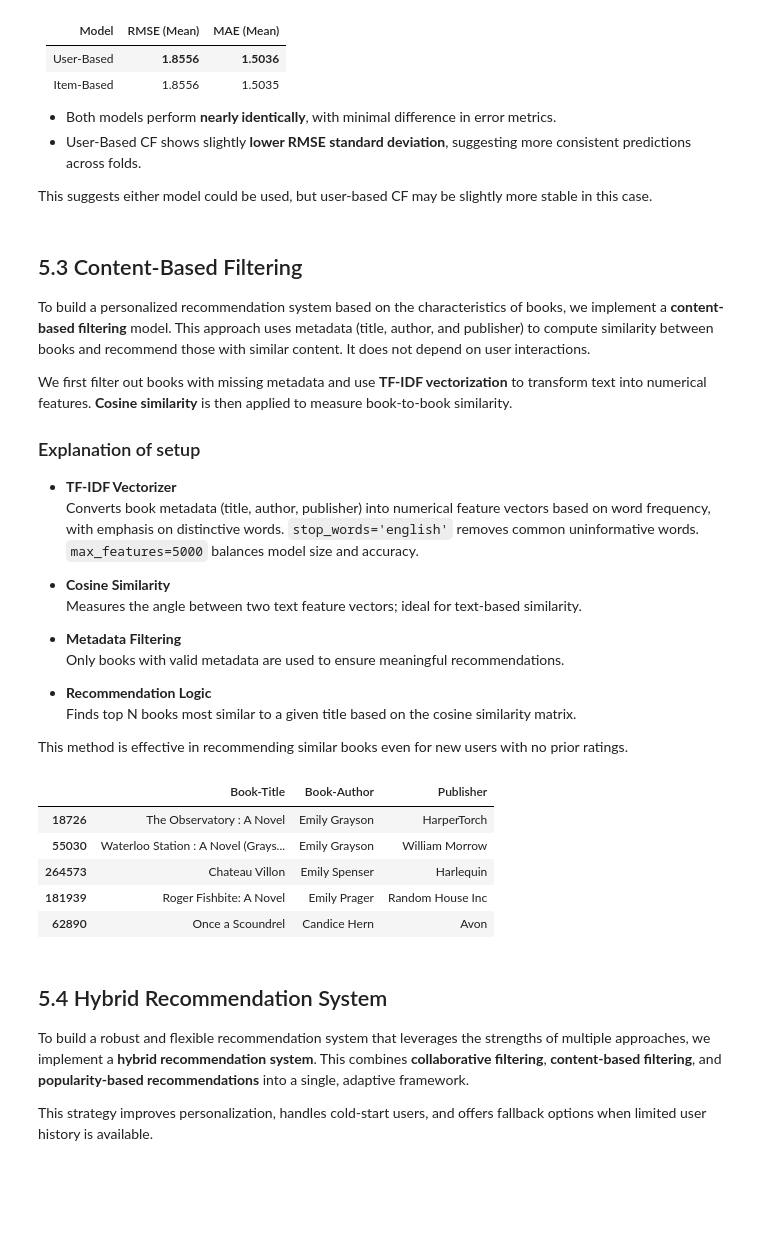
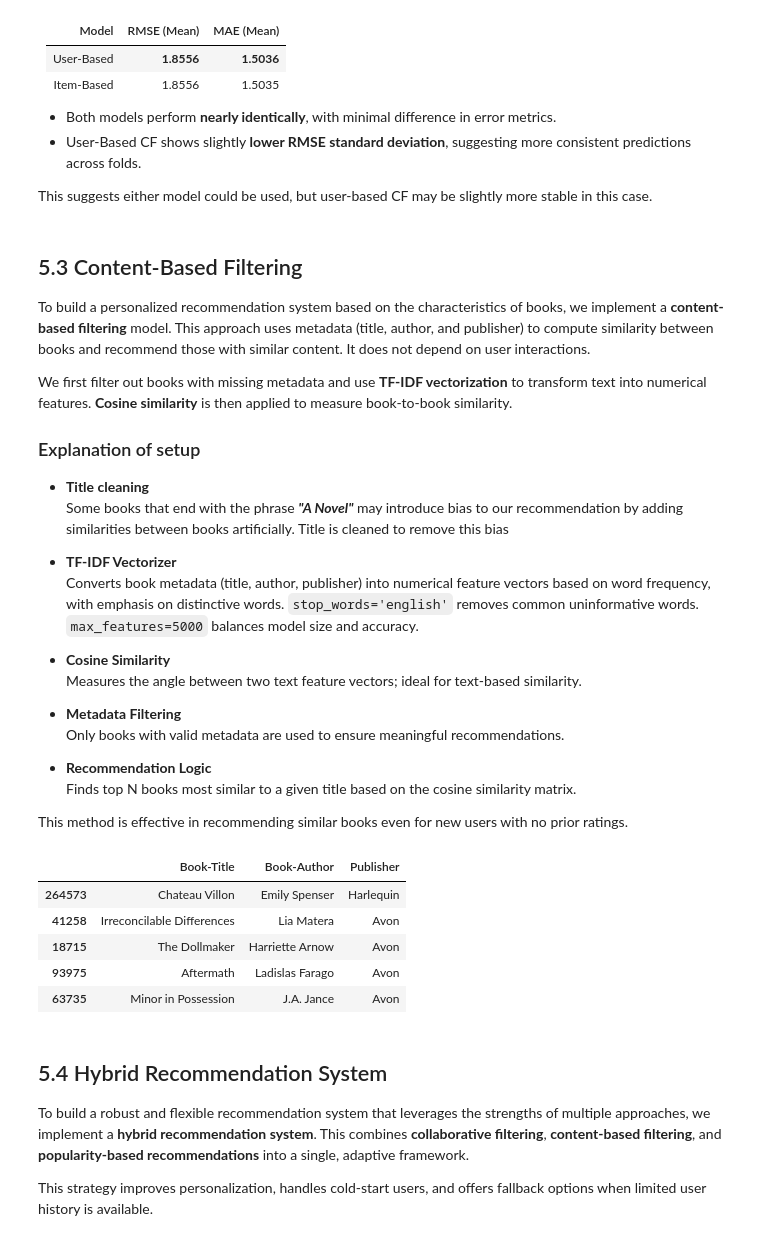
Before and after one commit to ruth-kitasi/Online-Book-Recommender-System, a Jupyter notebook: notebooks/leo.ipynb, the cells around one changed output. Drawn from its saved outputs; the diff is of its cells as text; code cells hidden in the pictures; blank space fills up the shorter version.

Commit message:
Modeling, filter out 'A Novel' phrase from content based filtering

```diff
--- a/notebooks/leo.ipynb
+++ b/notebooks/leo.ipynb
@@ -955,7 +965,8 @@ To build a personalized recommendation system based on the characteristics of bo
 We first filter out books with missing metadata and use **TF-IDF vectorization** to transform text into numerical features. **Cosine similarity** is then applied to measure book-to-book similarity.
 
 ### Explanation of setup
-
+- **Title cleaning**
+  Some books that end with the phrase ***"A Novel"*** may introduce bias to our recommendation by adding similarities between books artificially. Title is cleaned to remove this bias
 - **TF-IDF Vectorizer**
   Converts book metadata (title, author, publisher) into numerical feature vectors based on word frequency, with emphasis on distinctive words. `stop_words='english'` removes common uninformative words. `max_features=5000` balances model size and accuracy.
 
@@ -970,44 +981,55 @@ We first filter out books with missing metadata and use **TF-IDF vectorization**
 
 This method is effective in recommending similar books even for new users with no prior ratings.
 # %%
-# Step 1: Create metadata
+import re
+
+# Step 1: Clean titles by removing "A Novel" (with or without colon)
+def clean_title(title):
+    title = re.sub(r':?\s*A Novel\b', '', title, flags=re.IGNORECASE)
+    return title.strip()
+
+# Step 2: Prepare metadata
 content_model_data = books_df[['Book-Title', 'Book-Author', 'Publisher']].copy()
 
-# Step 2: Combine metadata fields
+# Step 3: Apply title cleaning
+content_model_data['Clean-Title'] = content_model_data['Book-Title'].fillna('').apply(clean_title)
+
+# Step 4: Combine metadata fields
 content_model_data['content'] = (
-    content_model_data['Book-Title'].fillna('') + ' ' +
+    content_model_data['Clean-Title'].fillna('') + ' ' +
     content_model_data['Book-Author'].fillna('') + ' ' +
     content_model_data['Publisher'].fillna('')
 )
 
-# Step 3: Apply TF-IDF vectorization
+# Step 5: Apply TF-IDF vectorization
 from sklearn.feature_extraction.text import TfidfVectorizer
+from sklearn.metrics.pairwise import cosine_similarity
+
 tfidf_vectorizer = TfidfVectorizer(stop_words='english', max_features=5000)
 tfidf_matrix = tfidf_vectorizer.fit_transform(content_model_data['content'])
 
-# Step 4: Define function to recommend similar books based on content
-from sklearn.metrics.pairwise import cosine_similarity
-
+# Step 6: Define function to recommend similar books based on content
 def recommend_books_content(title, n=5):
+    clean_input_title = clean_title(title)
     try:
-        idx = content_model_data[content_model_data['Book-Title'].str.lower() == title.lower()].index[0]
+        idx = content_model_data[content_model_data['Clean-Title'].str.lower() == clean_input_title.lower()].index[0]
     except IndexError:
         return f"No book found with title: {title}"
 
     sim_scores = cosine_similarity(tfidf_matrix[idx], tfidf_matrix).flatten()
     similar_indices = sim_scores.argsort()[::-1][1:n+1]
 
     return content_model_data.iloc[similar_indices][['Book-Title', 'Book-Author', 'Publisher']]
 
-# Step 5: Example usage
+# Step 7: Example usage
 recommend_books_content("The Gazebo: A Novel")
 # %% [output]
 |  | Book-Title | Book-Author | Publisher |
-| 18726 | The Observatory : A Novel | Emily Grayson | HarperTorch |
-| 55030 | Waterloo Station : A Novel (Grays... | Emily Grayson | William Morrow |
 | 264573 | Chateau Villon | Emily Spenser | Harlequin |
-| 181939 | Roger Fishbite: A Novel | Emily Prager | Random House Inc |
-| 62890 | Once a Scoundrel | Candice Hern | Avon |
+| 41258 | Irreconcilable Differences | Lia Matera | Avon |
+| 18715 | The Dollmaker | Harriette Arnow | Avon |
+| 93975 | Aftermath | Ladislas Farago | Avon |
+| 63735 | Minor in Possession | J.A. Jance | Avon |
 # %% [markdown]
 ## 5.4 Hybrid Recommendation System
 
```
Also changed, not shown: parts of 3 cells of this notebook.
